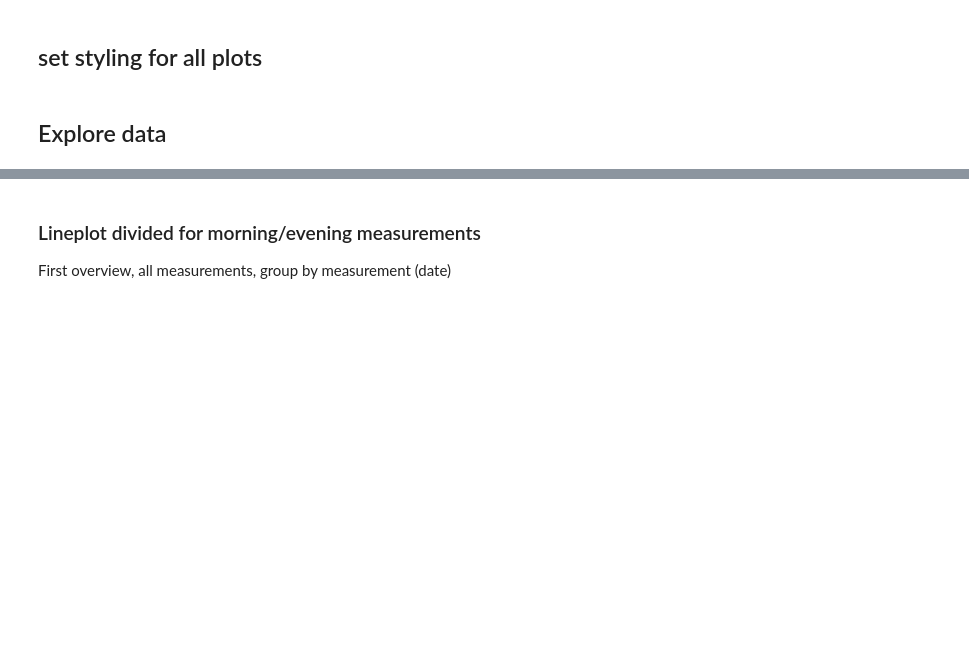
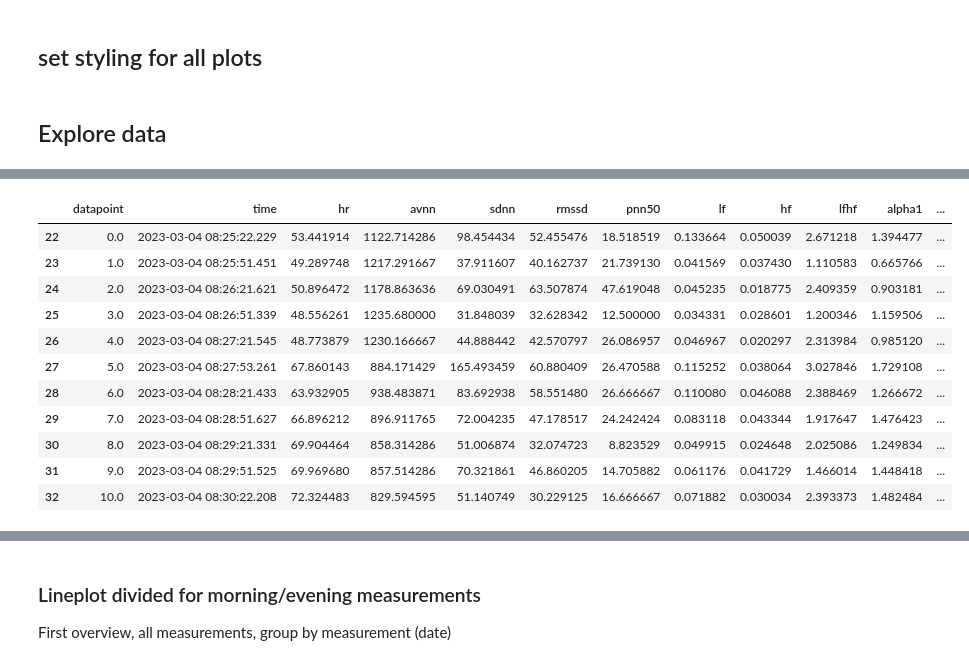
Before and after one commit to ChristianKoplenig/hrv_public, a Jupyter notebook: daily_hrv.ipynb, the cells around one changed output, grey strips where cells are left out. Saved outputs shown, nothing was run; the diff lists cells and outputs as text; code cells hidden in the pictures; blank space fills up the shorter version.

```diff
--- a/daily_hrv.ipynb
+++ b/daily_hrv.ipynb
@@ -146,0 +133,15 @@ select_measurement_idx1
+# %%
+idx0_lastMeasurement
+# %% [output]
+|  | datapoint | time | hr | avnn | sdnn | rmssd | pnn50 | lf | hf | lfhf | alpha1 | ... |
+| 22 | 0.0 | 2023-03-04 08:25:22.229 | 53.441914 | 1122.714286 | 98.454434 | 52.455476 | 18.518519 | 0.133664 | 0.050039 | 2.671218 | 1.394477 | ... |
+| 23 | 1.0 | 2023-03-04 08:25:51.451 | 49.289748 | 1217.291667 | 37.911607 | 40.162737 | 21.739130 | 0.041569 | 0.037430 | 1.110583 | 0.665766 | ... |
+| 24 | 2.0 | 2023-03-04 08:26:21.621 | 50.896472 | 1178.863636 | 69.030491 | 63.507874 | 47.619048 | 0.045235 | 0.018775 | 2.409359 | 0.903181 | ... |
+| 25 | 3.0 | 2023-03-04 08:26:51.339 | 48.556261 | 1235.680000 | 31.848039 | 32.628342 | 12.500000 | 0.034331 | 0.028601 | 1.200346 | 1.159506 | ... |
+| 26 | 4.0 | 2023-03-04 08:27:21.545 | 48.773879 | 1230.166667 | 44.888442 | 42.570797 | 26.086957 | 0.046967 | 0.020297 | 2.313984 | 0.985120 | ... |
+| 27 | 5.0 | 2023-03-04 08:27:53.261 | 67.860143 | 884.171429 | 165.493459 | 60.880409 | 26.470588 | 0.115252 | 0.038064 | 3.027846 | 1.729108 | ... |
+| 28 | 6.0 | 2023-03-04 08:28:21.433 | 63.932905 | 938.483871 | 83.692938 | 58.551480 | 26.666667 | 0.110080 | 0.046088 | 2.388469 | 1.266672 | ... |
+| 29 | 7.0 | 2023-03-04 08:28:51.627 | 66.896212 | 896.911765 | 72.004235 | 47.178517 | 24.242424 | 0.083118 | 0.043344 | 1.917647 | 1.476423 | ... |
+| 30 | 8.0 | 2023-03-04 08:29:21.331 | 69.904464 | 858.314286 | 51.006874 | 32.074723 | 8.823529 | 0.049915 | 0.024648 | 2.025086 | 1.249834 | ... |
+| 31 | 9.0 | 2023-03-04 08:29:51.525 | 69.969680 | 857.514286 | 70.321861 | 46.860205 | 14.705882 | 0.061176 | 0.041729 | 1.466014 | 1.448418 | ... |
+| 32 | 10.0 | 2023-03-04 08:30:22.208 | 72.324483 | 829.594595 | 51.140749 | 30.229125 | 16.666667 | 0.071882 | 0.030034 | 2.393373 | 1.482484 | ... |
```
Also changed, not shown: parts of 6 cells of this notebook.
